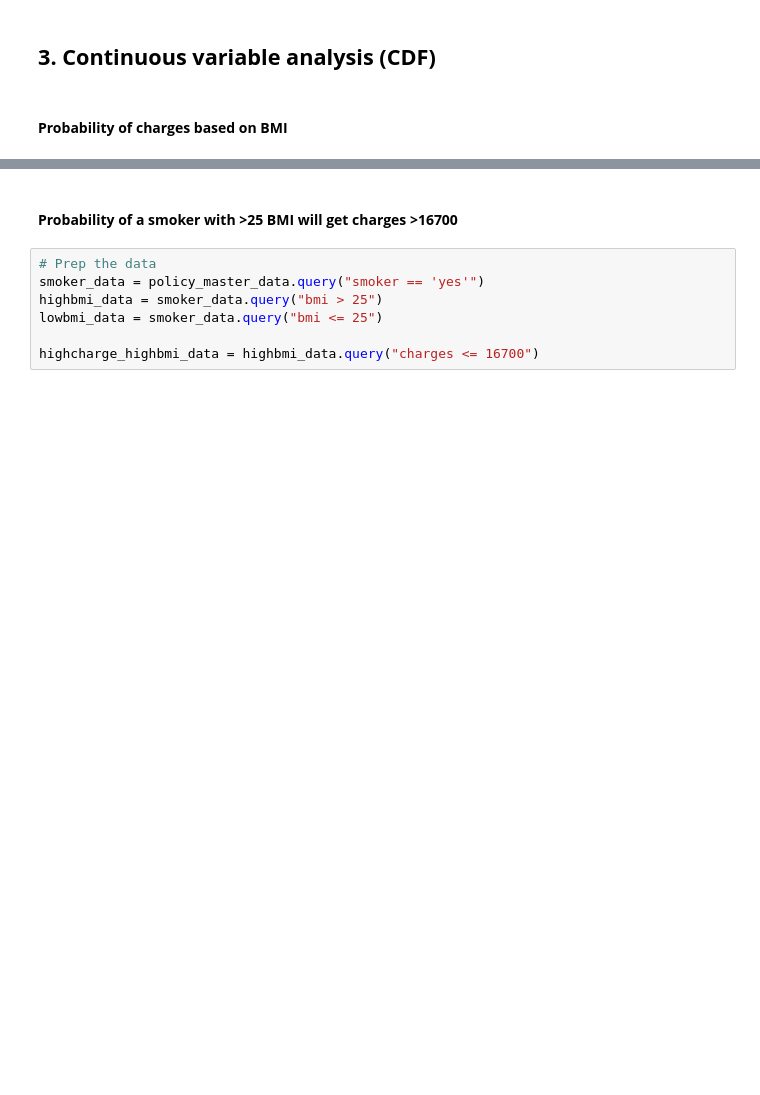
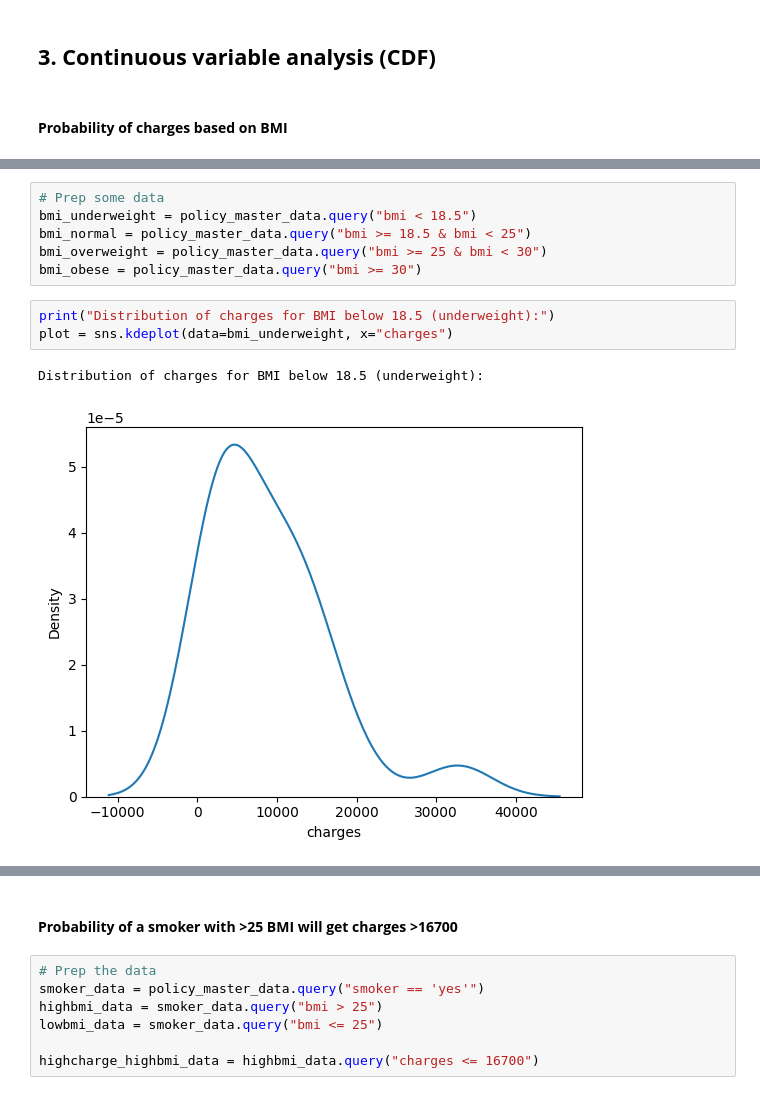
Before and after one commit to almuwahidan/pacmann-insurance-analysis, a Jupyter notebook: analysis/insurance_analysis.ipynb, the cells around one changed output, grey strips where cells are left out. Saved outputs shown, nothing was run; the diff lists cells and outputs as text; blank space fills up the shorter version.

```diff
--- a/analysis/insurance_analysis.ipynb
+++ b/analysis/insurance_analysis.ipynb
@@ -163 +159,13 @@ Joint and Marginal PDFs
 [figure]
+# %%
+# Prep some data
+bmi_underweight = policy_master_data.query("bmi < 18.5")
+bmi_normal = policy_master_data.query("bmi >= 18.5 & bmi < 25")
+bmi_overweight = policy_master_data.query("bmi >= 25 & bmi < 30")
+bmi_obese = policy_master_data.query("bmi >= 30")
+# %%
+print("Distribution of charges for BMI below 18.5 (underweight):")
+plot = sns.kdeplot(data=bmi_underweight, x="charges")
+# %% [output]
+Distribution of charges for BMI below 18.5 (underweight):
+[figure, added]
```
Also changed, not shown: parts of 14 cells of this notebook.
